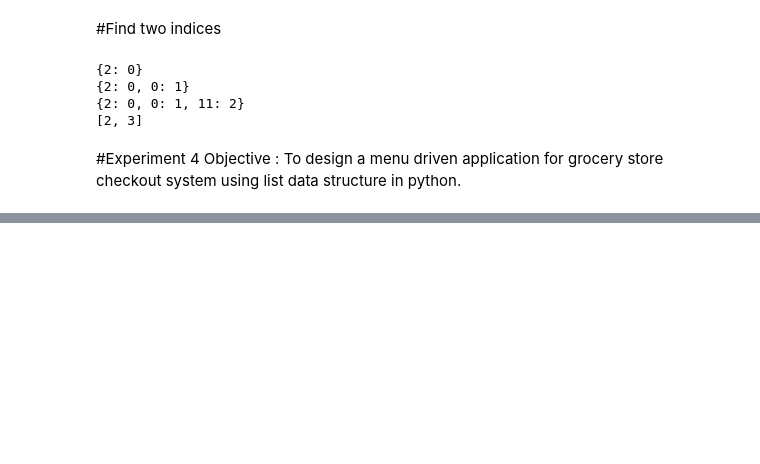
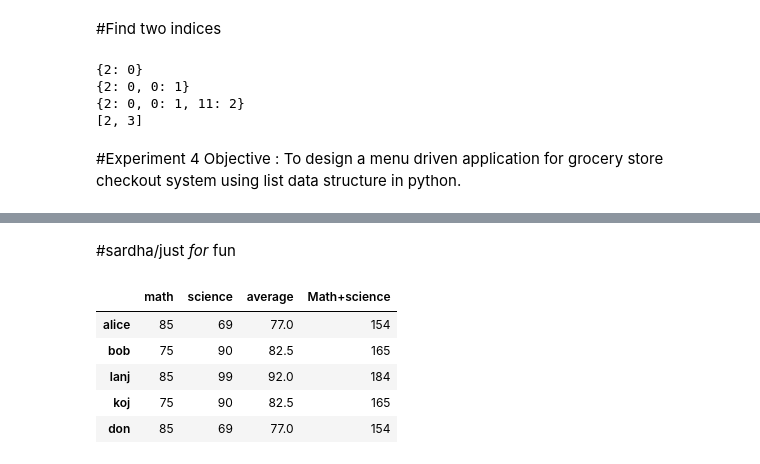
Before and after one commit to Aneesh2507/MED23CL202, a Jupyter notebook: python_med.ipynb, the cells around one changed output, grey strips where cells are left out. Cells and saved outputs as stored; diff of their text form; code cells hidden in the pictures; blank space fills up the shorter version.

```diff
--- a/python_med.ipynb
+++ b/python_med.ipynb
@@ -288,0 +555,12 @@ Objective : To design a menu driven application for grocery store checkout syste
+# %% [markdown]
+#sardha/just *for* fun
+# %%
+data["Math+science"] = data["math"] + data["science"]
+data
+# %% [output]
+|  | math | science | average | Math+science |
+| alice | 85 | 69 | 77.0 | 154 |
+| bob | 75 | 90 | 82.5 | 165 |
+| lanj | 85 | 99 | 92.0 | 184 |
+| koj | 75 | 90 | 82.5 | 165 |
+| don | 85 | 69 | 77.0 | 154 |
```
Also changed, not shown: parts of 55 cells of this notebook.
